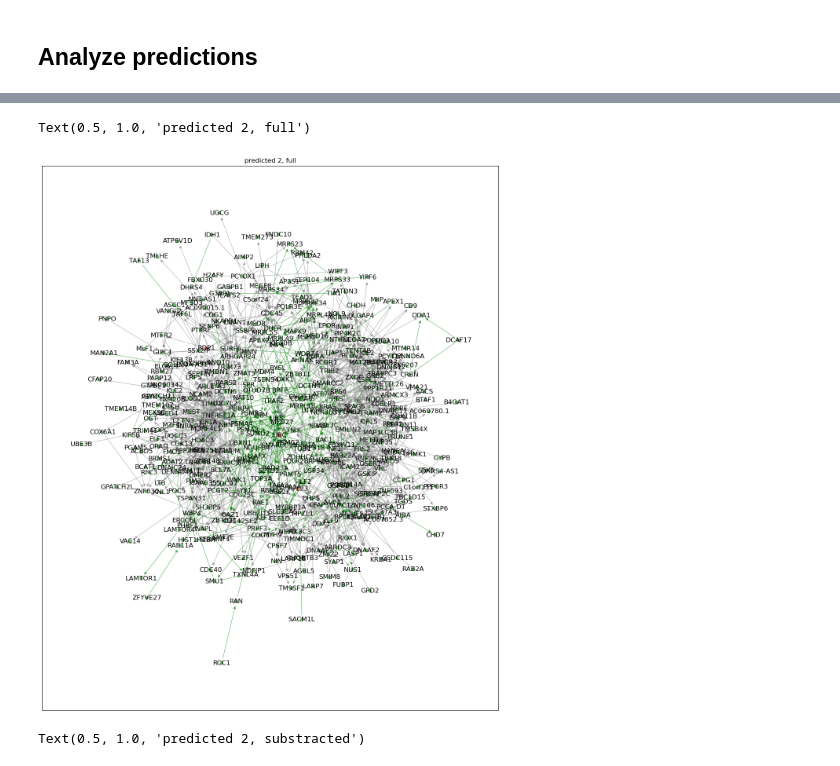
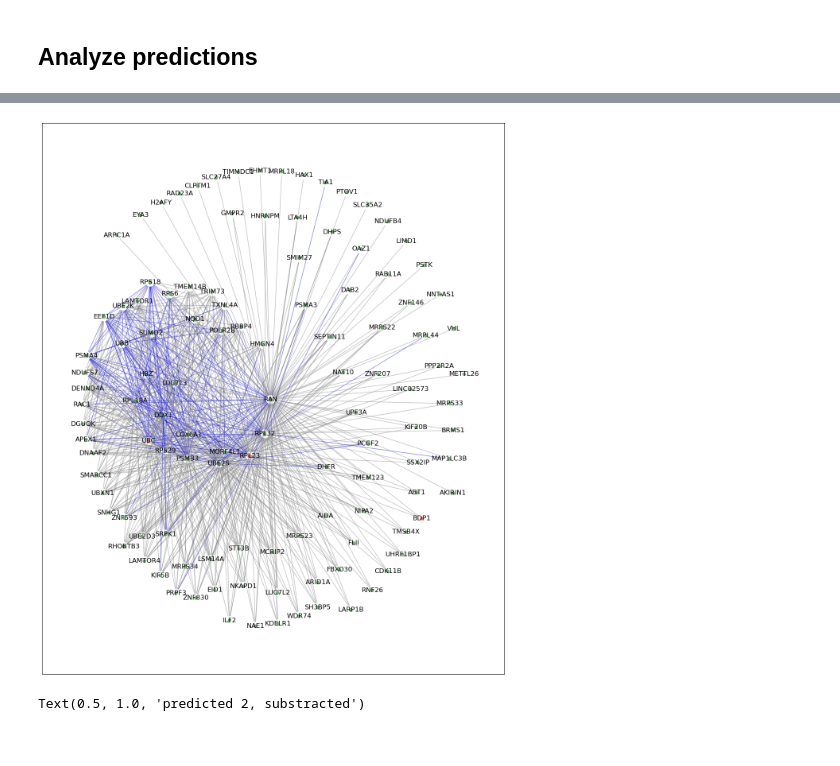
Before and after one commit to artemy-bakulin/causal, a Jupyter notebook: nbs/Development.ipynb, the cells around one changed output, grey strips where cells are left out. Saved outputs shown, nothing was run; the diff lists cells and outputs as text; code cells hidden in the pictures.

```diff
--- a/nbs/Development.ipynb
+++ b/nbs/Development.ipynb
@@ -368,7 +488,7 @@ class AttBlock(nn.Module):
         self.input_size = input_size
         self.embed_size = embed_size
 
-        self.act = nn.ReLU()
+        self.act = nn.SiLU()
         self.ll1 = nn.Linear(self.embed_size, self.embed_size)
         self.bn_attn1 = BatchNormEmbed(self.input_size, self.embed_size)
         self.bn1 = BatchNormEmbed(self.input_size, self.embed_size)
@@ -376,11 +496,11 @@ class AttBlock(nn.Module):
     def forward(self, x, attn_weights):
 
         attn_output1 = torch.einsum('bjk, lj -> blk', x, attn_weights)
-        attn_output1 = attn_output1 + x
+        #attn_output1 = (attn_output1 + x)  / 2 ** 0.5
         attn_output1 = self.bn_attn1(attn_output1)
 
         ll_output1 = self.ll1(attn_output1)
-        ll_output1 = attn_output1 + ll_output1
+        #ll_output1 = (attn_output1 + ll_output1)  / 2 ** 0.5
         ll_output1 = self.bn1(ll_output1)
         ll_output1 = self.act(ll_output1)
 
@@ -577,9 +753,11 @@ class Model(pl.LightningModule):
 
 N_SAMPLE_GENES = 500
 LR = .001
-PERC_HIDDEN = 0.25
+WD=0.03
+PERC_HIDDEN = 0.80
 
-model = Model(data.genes, N_SAMPLE_GENES, lr=LR, perc_hidden=PERC_HIDDEN)
+
+model = Model(data.genes, N_SAMPLE_GENES, lr=LR, perc_hidden=PERC_HIDDEN, wd=WD)
 
 
 ACCELERATOR = 'gpu'
@@ -592,7 +770,7 @@ torch.set_float32_matmul_precision('medium')
 
 
 trainer = pl.Trainer(
-#          logger=wandb_logger,
+#         logger=wandb_logger,
         accelerator=ACCELERATOR,
         devices=DEVICES,
         min_epochs=1,
@@ -674,21 +921,22 @@ def draw_graph(G, nodes=[], edge_colors='grey'):
     nx.draw_networkx_nodes(G, pos, node_color=node_color, node_size=30, alpha=0.5)
     nx.draw_networkx_labels(G, pos)
 
-    nx.draw_networkx_edges(G, pos, alpha=0.5, edge_color=edge_colors, arrows=True, arrowstyle= '-|>')
+    nx.draw_networkx_edges(G, pos, alpha=0.5, edge_color=edge_colors, arrows=True)#, arrowstyle= '-|>'
 # %%
 model.calculate_attention_matrix()
 att = pd.DataFrame(model.attention_matrix, index=evaluator.genes, columns=evaluator.genes)
+
 
 att.iloc[range(len(att)), range(len(att))] = 0
 
 
 
-#n = 1000
-#nth_el = np.sort(att.values.flatten())[-n]
+n = 1000
+nth_el = np.sort(att.values.flatten())[-n]
 
-#Adj = (att >= nth_el).astype(int)
+Adj = (att >= nth_el).astype(int)
 
-Adj = (att > 2e-2).astype(int)
+#Adj = (att > 1.5e-2).astype(int)
 
 
 
@@ -706,14 +954,14 @@ for i in range(len(protein_links)):
     interaction = protein_links.iloc[i, [0, 1]]
     protein_links.iloc[i, -1] = Adj.loc[interaction[0], interaction[1]] + Adj.loc[interaction[1], interaction[0]]
 
-    if (protein_links.iloc[i, -2] > 900):
+    if (protein_links.iloc[i, -2] > 0):
         if Adj.loc[interaction[0], interaction[1]] > 0:
             Adj.loc[interaction[0], interaction[1]] = 2
-        else:
-            Adj.loc[interaction[0], interaction[1]] = -1
+#         else:
+#             Adj.loc[interaction[0], interaction[1]] = -1
 
         if Adj.loc[interaction[1], interaction[0]] > 0:
             Adj.loc[interaction[1], interaction[0]] = 2
-        else:
-            Adj.loc[interaction[1], interaction[0]] = -1
+#         else:
+#             Adj.loc[interaction[1], interaction[0]] = -1
 # %%
@@ -727,21 +993,21 @@ for i in range(len(protein_links)):
 # %%
 
 G = nx.from_numpy_array(Adj.values.astype('bool'))
 labeldict = dict(zip([i for i in range(len(Adj.index))], Adj.index))
 G = nx.relabel_nodes(G, labeldict)
 
 components = sorted(nx.connected_components(G), key=len, reverse=True)
 components = [comp for comp in components if len(comp) > 1]
 components = set().union(*components)
 
 G = G.subgraph(components)
-col_di = {0:'grey',1:'grey', 2:'blue', -1: 'green'}
+col_di = {0:'grey', 1:'grey', 2:'blue', -1: 'green'}
 edge_colors = [col_di[Adj.loc[edge[0], edge[1]]] for edge in nx.edges(G)]
 draw_graph(G, ['RPL23', 'BDP1','UBC', 'MPRL34'], edge_colors=edge_colors)
-plt.title('predicted 2, full')
+
+#plt.title('90% hidden, 50 epochs, activation for embeddings')
 # %% [output]
-Text(0.5, 1.0, 'predicted 2, full')
-[figure, old version]
+[figure, new version]
 # %%
 #nth_comb_score = np.sort(protein_links['combined_score'])#[-n]
 cond1 = (protein_links['combined_score']>0)
```
Also changed, not shown: parts of 24 cells of this notebook.
